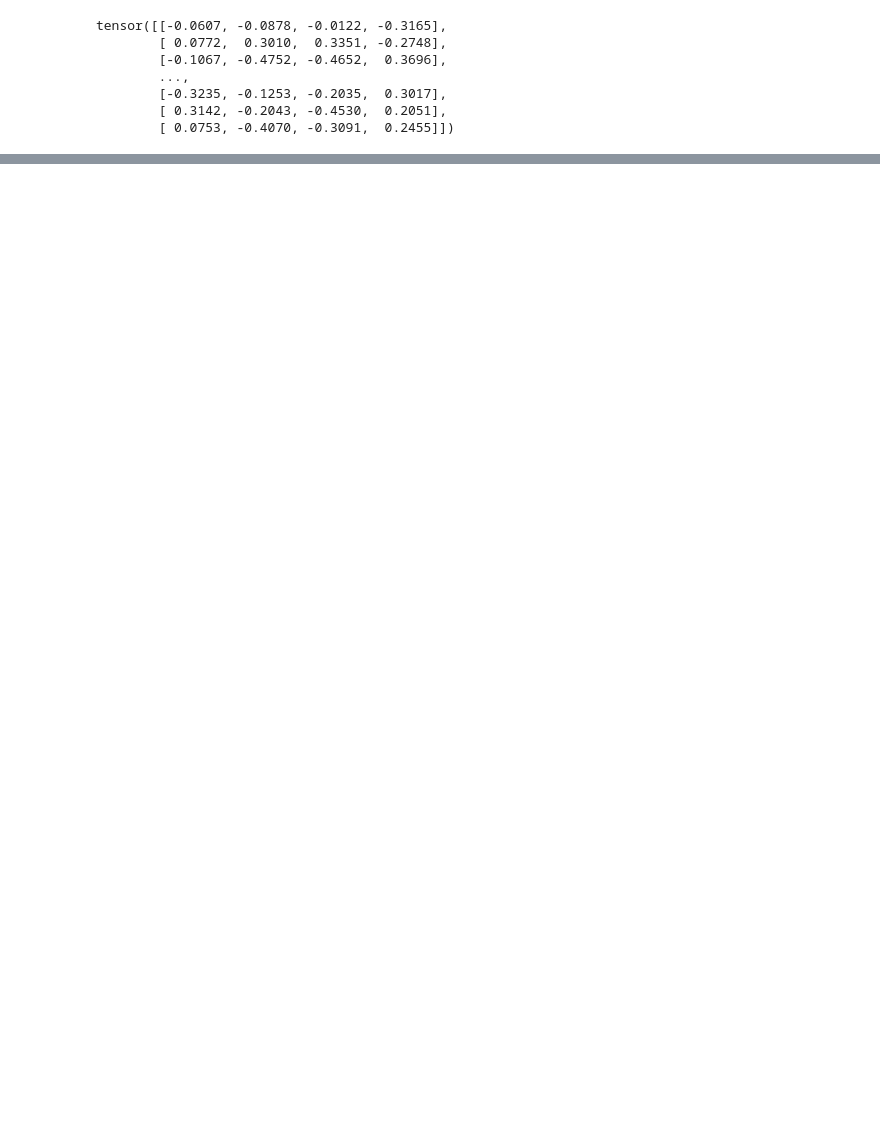
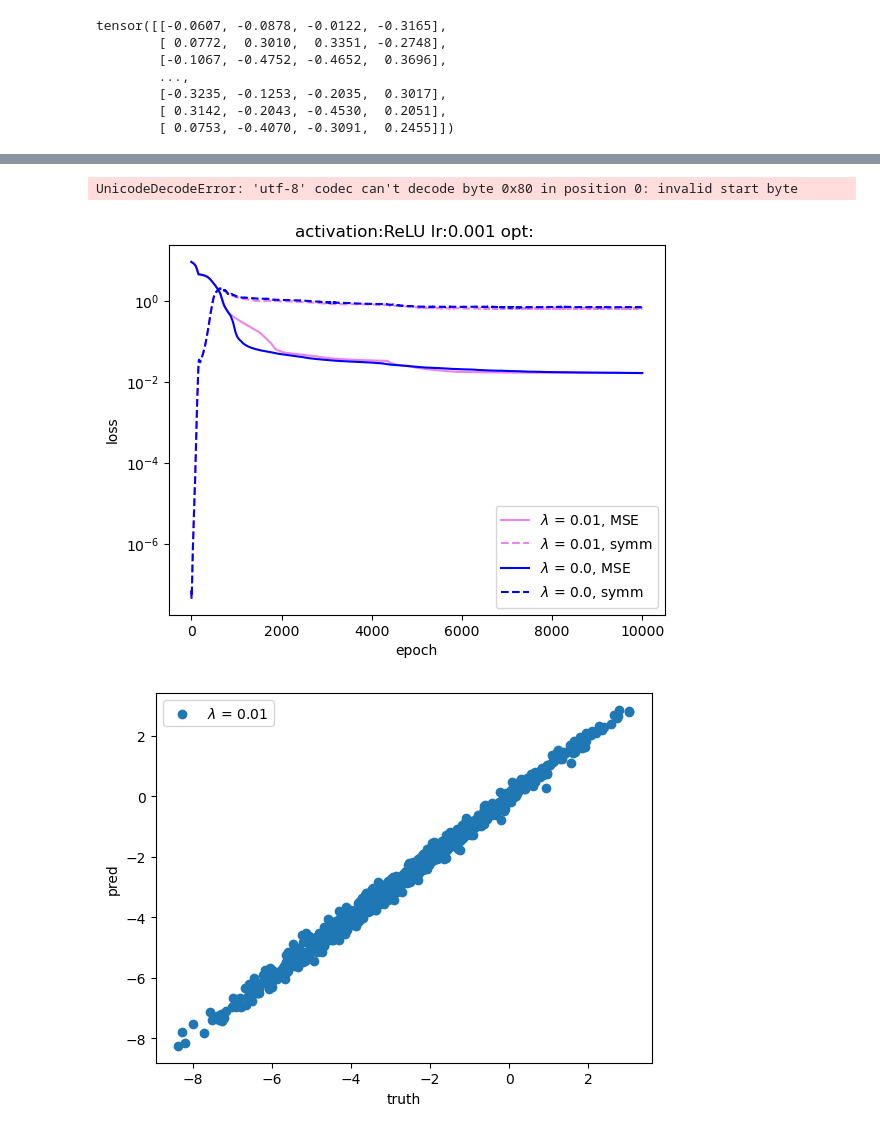
Before and after one commit to Nadav-out/SymLoss, a Jupyter notebook: Inbar/Lorentz_symm_defs.ipynb, the cells around one changed output, grey strips where cells are left out. Cells and saved outputs as stored; diff of their text form; code cells hidden in the pictures; blank space fills up the shorter version.

Commit message:
run more checks

```diff
--- a/Inbar/Lorentz_symm_defs.ipynb
+++ b/Inbar/Lorentz_symm_defs.ipynb
@@ -486,0 +512,8 @@ anet.pred_plot()
+# %%
+symm_net_check = symm_net_train()
+seed_data = int(torch.round(torch.rand(1)*10000))
+seed_train = int(torch.round(torch.rand(1)*10000))
+print(f"data seed: {seed_data}, train seed: {seed_train}")
+symm_net_check.prepare_dataset(seed = seed_data)
+symm_net_check.set_model(init = "rand",equiv="False",rand="False")
+symm_net_check.run_training(train_loader = symm_net_check.train_loader,nepochs = 100,lam_vec = [0.01,0.0],seed = seed_train)
@@ -486,0 +524,18 @@ anet.pred_plot()
+# %%
+anet_check_small =  analysis_trained()
+anet_check_small.get_trained(symm_net_check)
+anet_check_small.title()
+anet_check_small.save_trained()
+# %%
+with open("./storage/activation_ReLU_lr_0.001_opt__data_seed_98235_train_seed_8142.pkl") as f:
+    a = pickle.load(f)
+# %% [output]
+UnicodeDecodeError: 'utf-8' codec can't decode byte 0x80 in position 0: invalid start byte
+# %%
+anet_check = analysis_trained()
+anet_check.get_trained(symm_net_check)
+anet_check.plot_losses()
+anet_check.pred_plot()
+# %% [output]
+[figure, added]
+[figure, added]
```
Also changed, not shown: parts of 21 cells of this notebook.
